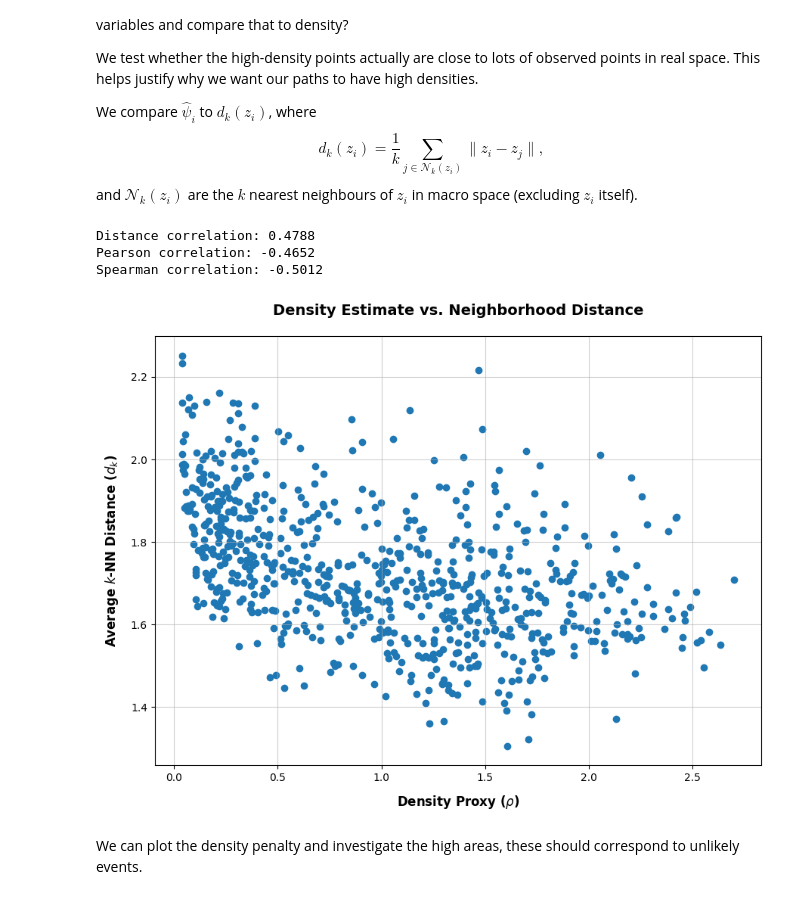
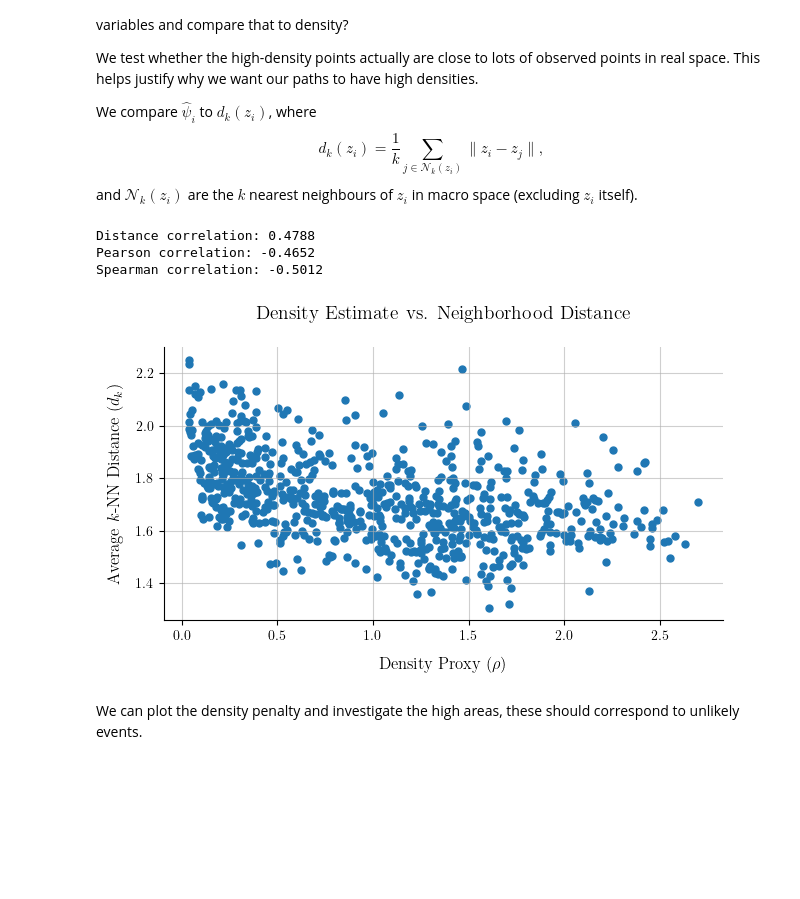
Before and after one commit to adamfowliee/JDKF_Starter, a Jupyter notebook: dissertation_brief/brief_phase3.ipynb, the cells around one changed output. Cells and saved outputs as stored; diff of their text form; code cells hidden in the pictures; blank space fills up the shorter version.

Commit message:
presentation figure code

```diff
--- a/dissertation_brief/brief_phase3.ipynb
+++ b/dissertation_brief/brief_phase3.ipynb
@@ -25,6 +25,7 @@ import dcor
 from scipy import stats
 from scipy.signal import find_peaks
 import matplotlib.dates as mdates
+import plot_style as ps
 
 import plotly.graph_objects as go
 from plotly.subplots import make_subplots
@@ -39,6 +40,13 @@ def diffusion_map(data, eps, alpha=1, k=8):
     phi = Dis[:, None]*v
     Psi = phi[:, 1:k+1]*w[1:k+1]
     return {"evals": w, "Psi": Psi, "phi": phi, "W": Wm, "degrees": q}
+
+
+def density_and_bandwidth(Psi, multiplier=0.1):
+    N = Psi.shape[0]
+    median_Dsq = np.median(squareform(pdist(Psi)**2)[np.triu_indices(N,1)])
+    h = multiplier * median_Dsq
+    return h, median_Dsq, graph_degree_density(Psi, h)
 # %% [markdown]
 ## [C1] Load the quantile-transformed data (not clipped raw)
 # %%
@@ -148,9 +158,7 @@ def graph_degree_density(Psi, h):
     rho = np.maximum(rho, 1e-6)
     return rho, -np.log(rho), scale
 
-med_Dsq = np.median(squareform(pdist(Psi)**2)[np.triu_indices(N,1)])
-h_dens = 0.10*med_Dsq
-rho, V, scale = graph_degree_density(Psi, h_dens)
+h_dens, med_Dsq, (rho, V, scale) = density_and_bandwidth(Psi)
 print(f"density bandwidth h = {h_dens:.4f}, V range [{V.min():.2f}, {V.max():.2f}]")
 
 fig, ax = plt.subplots(figsize=(7,6))
@@ -171,34 +179,35 @@ We compare $\hat\psi_i$ to $d_k(z_i)$, where $$d_k(z_i) = \frac{1}{k} \sum_{j\in
 # %%
 K_GRAPH = 15
 
 A_dist_real = kneighbors_graph(Z, n_neighbors=K_GRAPH, mode="distance", include_self=False)
 dk = 1/K_GRAPH * np.asarray(A_dist_real.sum(axis=1)).squeeze()
 
 # Non-linear distance correlation
 d_corr = dcor.distance_correlation(rho, dk)
 print(f'Distance correlation: {d_corr:.4f}')
 
 # Standard linear correlations
 p_corr, _ = stats.pearsonr(rho, dk)
 s_corr, _ = stats.spearmanr(rho, dk)
 print(f'Pearson correlation: {p_corr:.4f}')
 print(f'Spearman correlation: {s_corr:.4f}')
 
 
 
-fig, ax = plt.subplots(figsize=(9, 7), dpi=100)
+fig, ax = plt.subplots(figsize=ps.FIG_SINGLE_WD, dpi=100)
 scatter = ax.scatter(rho, dk)
 
 ax.set_xlabel(r"Density Proxy ($\rho$)", fontsize=12, labelpad=10, fontweight='bold')
 ax.set_ylabel(r"Average $k$-NN Distance ($d_k$)", fontsize=12, labelpad=10, fontweight='bold')
 ax.set_title("Density Estimate vs. Neighborhood Distance", fontsize=14, pad=20, fontweight='bold')
 ax.grid(alpha=0.6); plt.tight_layout()
+plt.savefig("macro_distance_vs_density.png", dpi=300, bbox_inches="tight")
 plt.show()
 # %% [output]
 Distance correlation: 0.4788
 Pearson correlation: -0.4652
 Spearman correlation: -0.5012
-[figure, old version]
+[figure, new version]
 # %% [markdown]
 We can plot the density penalty and investigate the high areas, these should correspond to unlikely events.
 # %%
```
Also changed, not shown: parts of 19 cells of this notebook, 24 other files.
